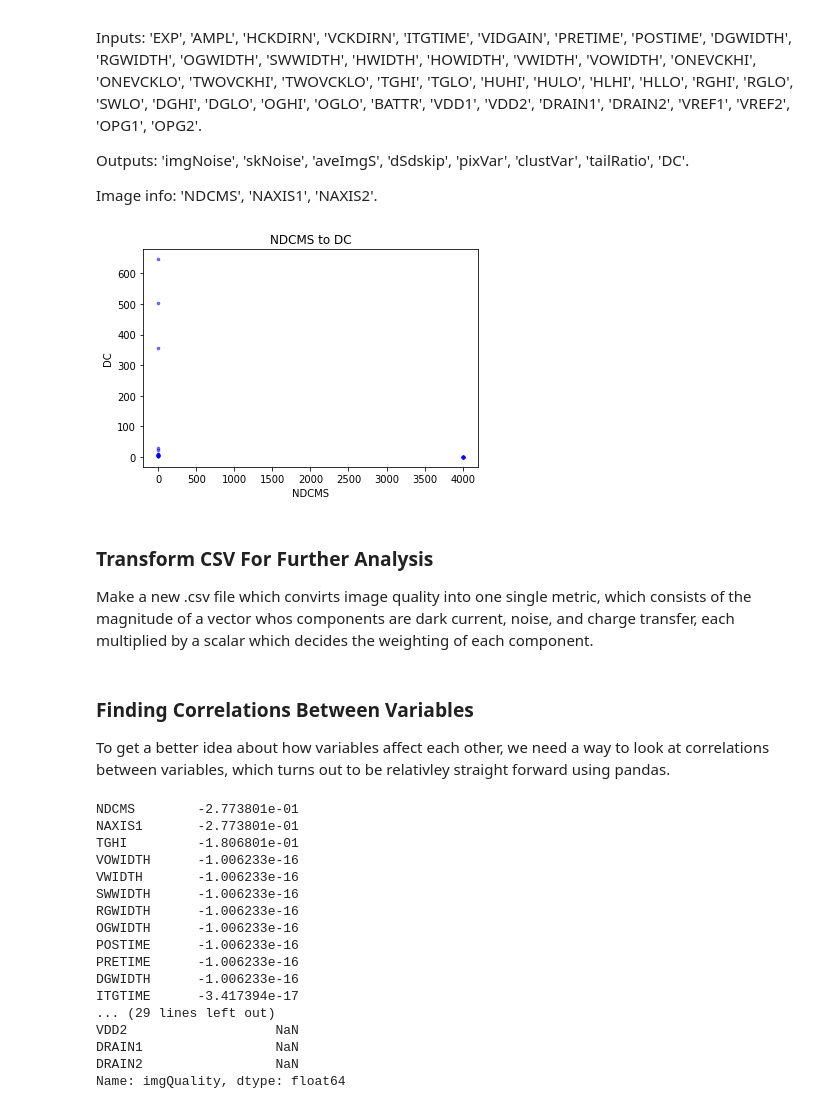
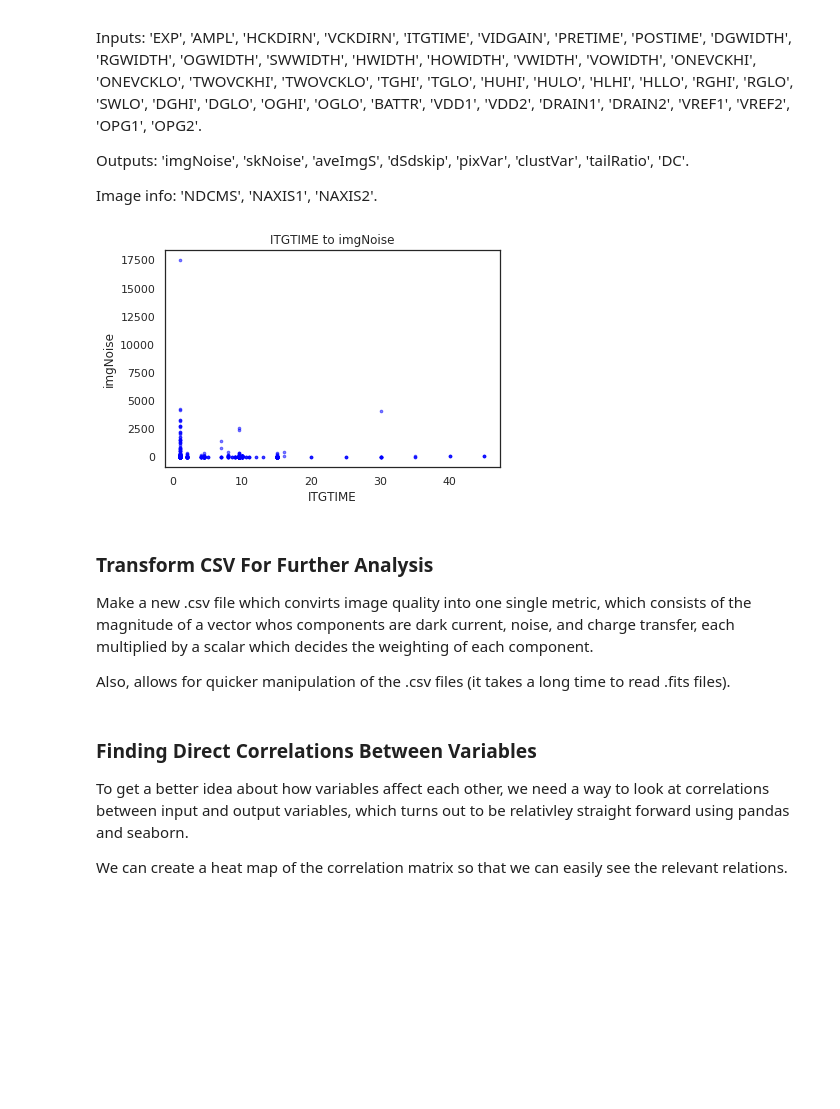
Before and after one commit to SamuelDAmbrosia/CCD-Optimization-Using-Machine-Learning, a Jupyter notebook: Machine-Learning-Optimitzation-Development-Doc.ipynb, the cells around one changed output. Cells and saved outputs as stored; diff of their text form; code cells hidden in the pictures; blank space fills up the shorter version.

```diff
--- a/Machine-Learning-Optimitzation-Development-Doc.ipynb
+++ b/Machine-Learning-Optimitzation-Development-Doc.ipynb
@@ -32,14 +40,16 @@ Image info:
 # %%
 %matplotlib inline
 import Graphing
 
-Graphing.graph1D("2020-02-02.csv","NDCMS", 0, 40000, "DC", 0 , 50)
+Graphing.graph1D("UW1602S.csv","ITGTIME", "imgNoise")
 # %% [output]
-[figure, old version]
+[figure, new version]
 # %% [markdown]
 ### Transform CSV For Further Analysis
 
 Make a new .csv file which convirts image quality into one single metric, which consists of the magnitude of a vector whos components are dark current, noise, and charge transfer, each multiplied by a scalar which decides the weighting of each component.
+
+Also, allows for quicker manipulation of the .csv files (it takes a long time to read .fits files).
 # %%
 import TransformCSV
 
@@ -47,29 +57,8 @@ fileTransform = "2020-02-02.csv"
 
 TransformCSV.transformCSV(fileTransform, "T-" + fileTransform)
 # %% [markdown]
-### Finding Correlations Between Variables
+### Finding Direct Correlations Between Variables
 
-To get a better idea about how variables affect each other, we need a way to look at correlations between variables, which turns out to be relativley straight forward using pandas.
+To get a better idea about how variables affect each other, we need a way to look at correlations between input and output variables, which turns out to be relativley straight forward using pandas and seaborn.
+
+We can create a heat map of the correlation matrix so that we can easily see the relevant relations.
-# %%
-import pandas as pd
-
-ccd = pd.read_csv("T-2020-02-02.csv")
-ccd.corr()['imgQuality'].sort_values()
-# %% [output]
-NDCMS        -2.773801e-01
-NAXIS1       -2.773801e-01
-TGHI         -1.806801e-01
-VOWIDTH      -1.006233e-16
-VWIDTH       -1.006233e-16
-SWWIDTH      -1.006233e-16
-RGWIDTH      -1.006233e-16
-OGWIDTH      -1.006233e-16
-POSTIME      -1.006233e-16
-PRETIME      -1.006233e-16
-DGWIDTH      -1.006233e-16
-ITGTIME      -3.417394e-17
-... (29 lines left out)
-VDD2                   NaN
-DRAIN1                 NaN
-DRAIN2                 NaN
-Name: imgQuality, dtype: float64
```
Also changed, not shown: parts of 4 cells of this notebook.
